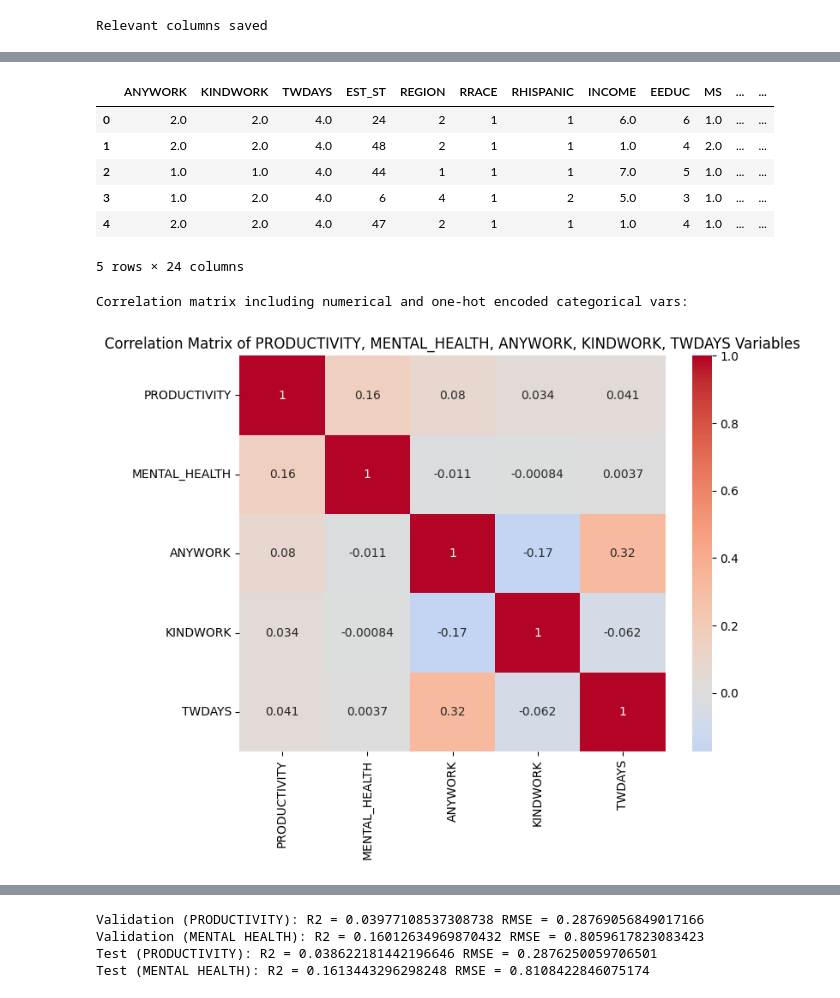
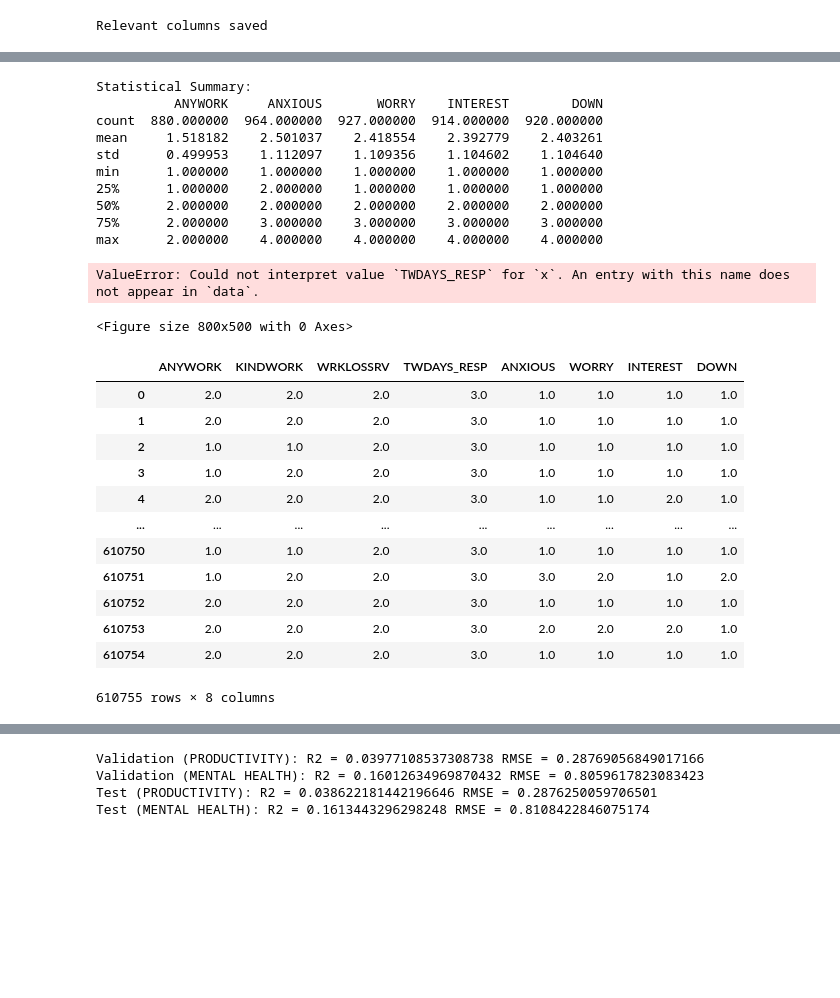
Before and after one commit to khushi080701/Final_Project_Foundations_Of_Data_Science, a Jupyter notebook: Final_Project.ipynb, the cells around one changed output, grey strips where cells are left out. Cells and saved outputs as stored; diff of their text form; code cells hidden in the pictures; blank space fills up the shorter version.

```diff
--- a/Final_Project.ipynb
+++ b/Final_Project.ipynb
@@ -249,26 +202,41 @@ max          4.000000       4.000000         NaN      89.000000
-# %%
-symptom_cols = ['ANXIOUS','WORRY','INTEREST','DOWN']
-scaler = StandardScaler()
-transformed_data =imputed_data
-transformed_data[symptom_cols] = scaler.fit_transform(transformed_data[symptom_cols])
-transformed_data['MENTAL_HEALTH'] = transformed_data[symptom_cols].mean(axis=1)
-
-transformed_data = transformed_data.drop(columns=symptom_cols)
-
-# Create productivity proxy as inverse of WRKLOSSRV if relevant (example)
-transformed_data['PRODUCTIVITY'] = 1 - transformed_data['WRKLOSSRV']
-
-transformed_data = transformed_data.drop(columns=['WRKLOSSRV'])
-
-transformed_data.head()
-# %% [output]
-|  | ANYWORK | KINDWORK | TWDAYS | EST_ST | REGION | RRACE | RHISPANIC | INCOME | EEDUC | MS | ... | ... |
-| 0 | 2.0 | 2.0 | 4.0 | 24 | 2 | 1 | 1 | 6.0 | 6 | 1.0 | ... | ... |
-| 1 | 2.0 | 2.0 | 4.0 | 48 | 2 | 1 | 1 | 1.0 | 4 | 2.0 | ... | ... |
-| 2 | 1.0 | 1.0 | 4.0 | 44 | 1 | 1 | 1 | 7.0 | 5 | 1.0 | ... | ... |
-| 3 | 1.0 | 2.0 | 4.0 | 6 | 4 | 1 | 2 | 5.0 | 3 | 1.0 | ... | ... |
-| 4 | 2.0 | 2.0 | 4.0 | 47 | 2 | 1 | 1 | 1.0 | 4 | 1.0 | ... | ... |
-5 rows × 24 columns
+# %%
+# Function to perform data exploration
+def data_exploration(data):
+
+    # Statistical summary
+    summary_stats = data.describe(include='all')
+    print("Statistical Summary:")
+    print(summary_stats)
+
+    # Visualize the distribution of work type
+    plt.figure(figsize=(8,5))
+    sns.countplot(data=data, x='TWDAYS_RESP')
+    plt.title('Distribution of Work Type (Office vs Remote)')
+    plt.show()
+
+    # Visualize key mental health metrics (ANXIOUS, WORRY, DOWN) by ANYWORK
+    mental_health_metrics = ['ANXIOUS', 'WORRY', 'DOWN']
+    for metric in mental_health_metrics:
+        plt.figure(figsize=(8,5))
+        sns.boxplot(data=data, x='ANYWORK', y=metric)
+        plt.title(f'{metric} Distribution by Work Type')
+        plt.show()
+
+
+data_exploration(imputed_data)
+# %% [output]
+Statistical Summary:
+          ANYWORK     ANXIOUS       WORRY    INTEREST        DOWN
+count  880.000000  964.000000  927.000000  914.000000  920.000000
+mean     1.518182    2.501037    2.418554    2.392779    2.403261
+std      0.499953    1.112097    1.109356    1.104602    1.104640
+min      1.000000    1.000000    1.000000    1.000000    1.000000
+25%      1.000000    2.000000    1.000000    1.000000    1.000000
+50%      2.000000    2.000000    2.000000    2.000000    2.000000
+75%      2.000000    3.000000    3.000000    3.000000    3.000000
+max      2.000000    4.000000    4.000000    4.000000    4.000000
+ValueError: Could not interpret value `TWDAYS_RESP` for `x`. An entry with this name does not appear in `data`.
+<Figure size 800x500 with 0 Axes>
 # %%
 def correlation_categorical_numerical(data):
     # Identify categorical columns (object or category dtype)
@@ -288,5 +256,17 @@ def correlation_categorical_numerical(data):
 # %%
-correlation_categorical_numerical(transformed_data[['PRODUCTIVITY', 'MENTAL_HEALTH','ANYWORK', 'KINDWORK','TWDAYS']])
+transformed_data = imputed_data[['ANYWORK', 'KINDWORK', 'WRKLOSSRV','TWDAYS_RESP', 'ANXIOUS', 'WORRY', 'INTEREST', 'DOWN']]
+transformed_data
 # %% [output]
+|  | ANYWORK | KINDWORK | WRKLOSSRV | TWDAYS_RESP | ANXIOUS | WORRY | INTEREST | DOWN |
+| 0 | 2.0 | 2.0 | 2.0 | 3.0 | 1.0 | 1.0 | 1.0 | 1.0 |
+| 1 | 2.0 | 2.0 | 2.0 | 3.0 | 1.0 | 1.0 | 1.0 | 1.0 |
+| 2 | 1.0 | 1.0 | 2.0 | 3.0 | 1.0 | 1.0 | 1.0 | 1.0 |
+| 3 | 1.0 | 2.0 | 2.0 | 3.0 | 1.0 | 1.0 | 1.0 | 1.0 |
+| 4 | 2.0 | 2.0 | 2.0 | 3.0 | 1.0 | 1.0 | 2.0 | 1.0 |
+| ... | ... | ... | ... | ... | ... | ... | ... | ... |
+| 610750 | 1.0 | 1.0 | 2.0 | 3.0 | 1.0 | 1.0 | 1.0 | 1.0 |
+| 610751 | 1.0 | 2.0 | 2.0 | 3.0 | 3.0 | 2.0 | 1.0 | 2.0 |
+| 610752 | 2.0 | 2.0 | 2.0 | 3.0 | 1.0 | 1.0 | 1.0 | 1.0 |
+| 610753 | 2.0 | 2.0 | 2.0 | 3.0 | 2.0 | 2.0 | 2.0 | 1.0 |
+| 610754 | 2.0 | 2.0 | 2.0 | 3.0 | 1.0 | 1.0 | 1.0 | 1.0 |
-Correlation matrix including numerical and one-hot encoded categorical vars:
+610755 rows × 8 columns
-[figure, removed]
```
Also changed, not shown: parts of 23 cells of this notebook, 3 other files.
